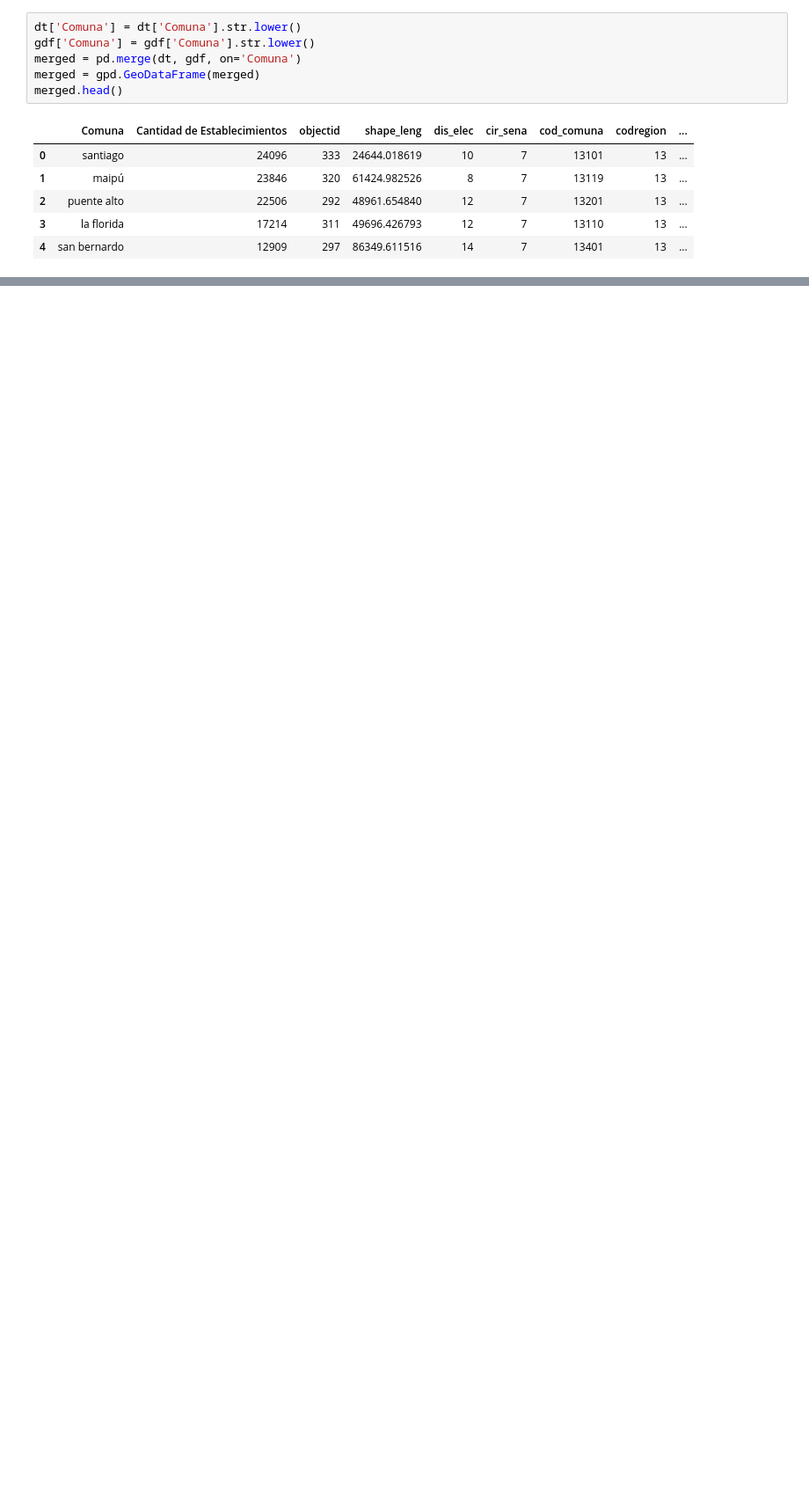
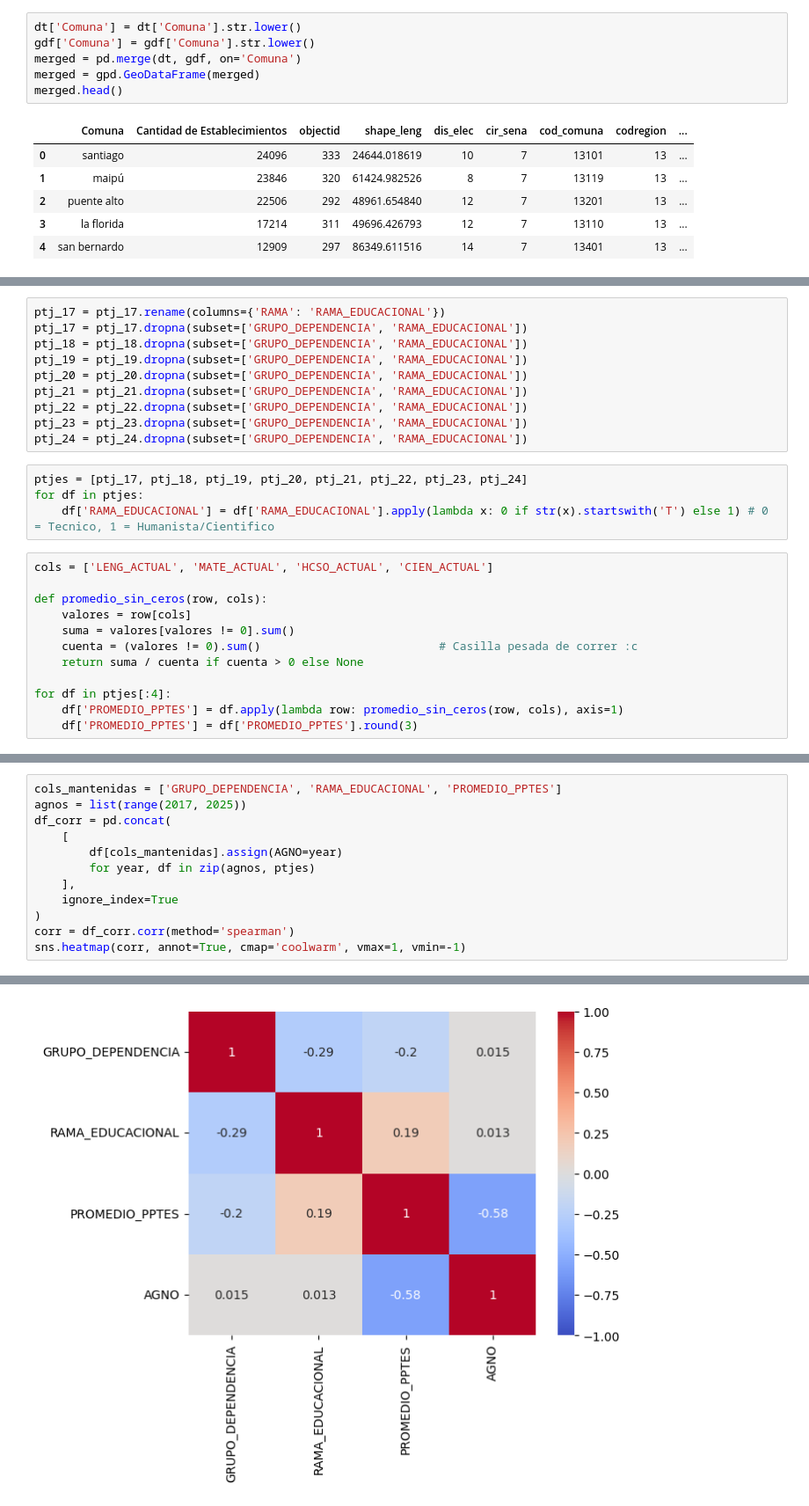
Before and after one commit to cony45678/Proyecto-Semestral-IMT2200, a Jupyter notebook: proyecto/notebook_rendimiento.ipynb, the cells around one changed output, grey strips where cells are left out. Shown: that part at 88% size. Drawn from its saved outputs; the diff is of its cells as text; blank space fills up the shorter version.

```diff
--- a/proyecto/notebook_rendimiento.ipynb
+++ b/proyecto/notebook_rendimiento.ipynb
@@ -216,0 +366,26 @@ plt.show()
+# %%
+ptj_17 = ptj_17.rename(columns={'RAMA': 'RAMA_EDUCACIONAL'})
+ptj_17 = ptj_17.dropna(subset=['GRUPO_DEPENDENCIA', 'RAMA_EDUCACIONAL'])
+ptj_18 = ptj_18.dropna(subset=['GRUPO_DEPENDENCIA', 'RAMA_EDUCACIONAL'])
+ptj_19 = ptj_19.dropna(subset=['GRUPO_DEPENDENCIA', 'RAMA_EDUCACIONAL'])
+ptj_20 = ptj_20.dropna(subset=['GRUPO_DEPENDENCIA', 'RAMA_EDUCACIONAL'])
+ptj_21 = ptj_21.dropna(subset=['GRUPO_DEPENDENCIA', 'RAMA_EDUCACIONAL'])
+ptj_22 = ptj_22.dropna(subset=['GRUPO_DEPENDENCIA', 'RAMA_EDUCACIONAL'])
+ptj_23 = ptj_23.dropna(subset=['GRUPO_DEPENDENCIA', 'RAMA_EDUCACIONAL'])
+ptj_24 = ptj_24.dropna(subset=['GRUPO_DEPENDENCIA', 'RAMA_EDUCACIONAL'])
+# %%
+ptjes = [ptj_17, ptj_18, ptj_19, ptj_20, ptj_21, ptj_22, ptj_23, ptj_24]
+for df in ptjes:
+    df['RAMA_EDUCACIONAL'] = df['RAMA_EDUCACIONAL'].apply(lambda x: 0 if str(x).startswith('T') else 1) # 0 = Tecnico, 1 = Humanista/Cientifico
+# %%
+cols = ['LENG_ACTUAL', 'MATE_ACTUAL', 'HCSO_ACTUAL', 'CIEN_ACTUAL']
+
+def promedio_sin_ceros(row, cols):
+    valores = row[cols]
+    suma = valores[valores != 0].sum()
+    cuenta = (valores != 0).sum()                          # Casilla pesada de correr :c
+    return suma / cuenta if cuenta > 0 else None
+
+for df in ptjes[:4]:
+    df['PROMEDIO_PPTES'] = df.apply(lambda row: promedio_sin_ceros(row, cols), axis=1)
+    df['PROMEDIO_PPTES'] = df['PROMEDIO_PPTES'].round(3)
@@ -216,0 +411,13 @@ plt.show()
+# %%
+cols_mantenidas = ['GRUPO_DEPENDENCIA', 'RAMA_EDUCACIONAL', 'PROMEDIO_PPTES']
+agnos = list(range(2017, 2025))
+df_corr = pd.concat(
+    [
+        df[cols_mantenidas].assign(AGNO=year)
+        for year, df in zip(agnos, ptjes)
+    ],
+    ignore_index=True
+)
+corr = df_corr.corr(method='spearman')
+sns.heatmap(corr, annot=True, cmap='coolwarm', vmax=1, vmin=-1)
+# %% [output]
@@ -216,0 +425 @@ plt.show()
+[figure, added]
```
Also changed, not shown: parts of 17 cells of this notebook.
